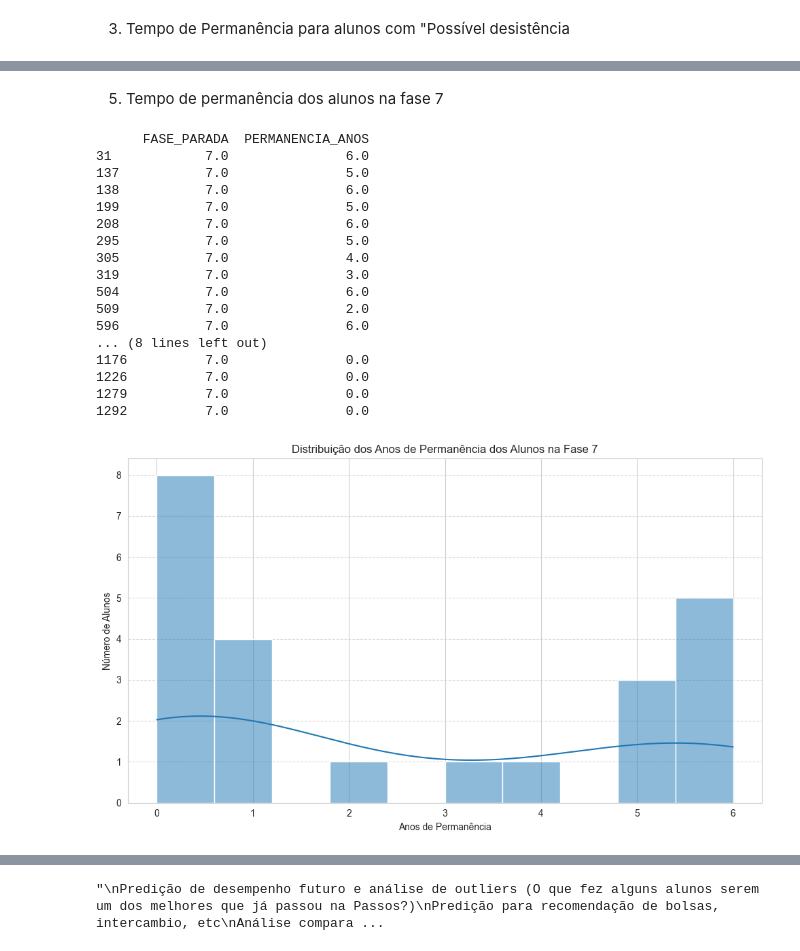
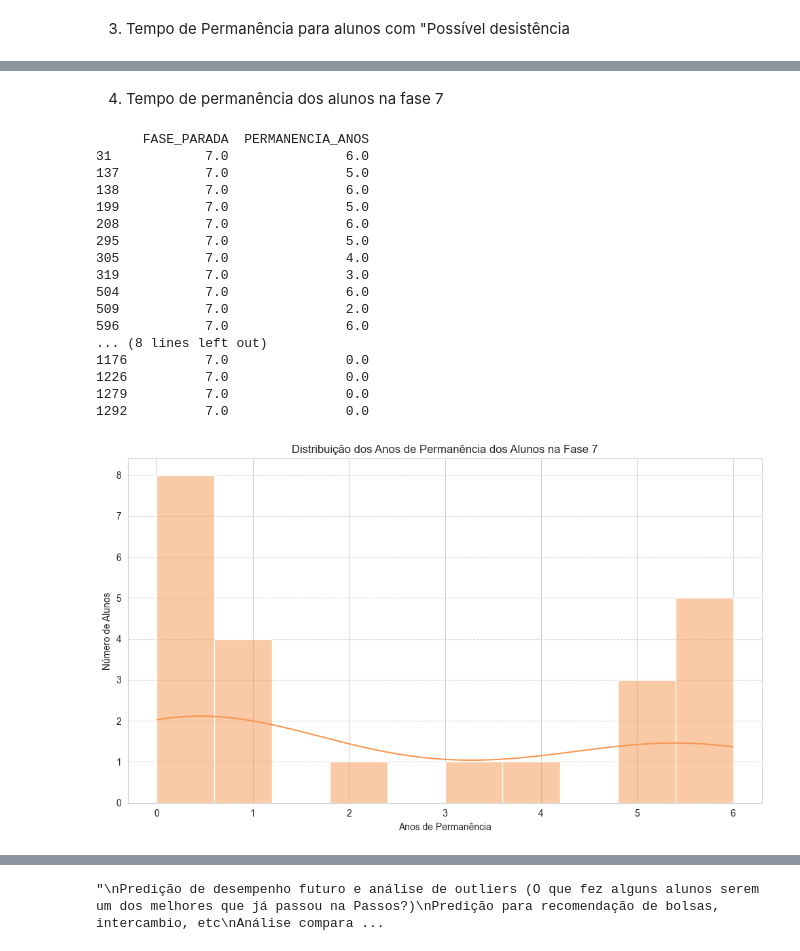
Before and after one commit to Tamireees/Datathon-Projeto-Passos-Magicos, a Jupyter notebook: notebook/Passos_Magicos_dataset.ipynb, the cells around one changed output, grey strips where cells are left out. Saved outputs shown, nothing was run; the diff lists cells and outputs as text; code cells hidden in the pictures.

```diff
--- a/notebook/Passos_Magicos_dataset.ipynb
+++ b/notebook/Passos_Magicos_dataset.ipynb
@@ -180,3 +211,5 @@ df_2021_clean[df_2021_clean['ANO_INGRESSO_2020'].isnull()]
+# %%
+df_2021_clean = df_2021_clean[~df_2021_clean['NOME'].isin(['ALUNO-71', 'ALUNO-506'])]
 # %%
 df_2021_clean = df_2021_clean.drop(columns=['TURMA_2021', 'INSTITUICAO_ENSINO_ALUNO_2021', 'SINALIZADOR_INGRESSANTE_2021'])
 # %%
@@ -394,0 +457,2 @@ df_clean['STATUS_ALUNO'] = df_clean.apply(classificar_aluno, axis=1)
+# %%
+df_clean.drop(columns=['ANO_INGRESSO_2020', 'ANO_INGRESSO_2021', 'ANO_INGRESSO_2022'], inplace=True)
@@ -565,21 +657,12 @@ display(df_clean[quantitative_columns_total].describe())
 # %% [markdown]
 * **Distribuição de Dados:**
 # %%
-quantitative_ = {
-    'ANO_INGRESSO': ['ANO_INGRESSO_2020', 'ANO_INGRESSO_2021', 'ANO_INGRESSO_2022'],
-}
-
-for category, columns in quantitative_.items():
-    plt.figure(figsize=(8, 6))
-    sns.set_style('darkgrid')
-    data = pd.melt(df_clean[columns], var_name='Ano', value_name='Valor')
-
-    sns.countplot(data=data, x='Ano', hue='Valor', palette=['#F79651', '#2A6DA6', '#A2CFE6'])
-    plt.title(f'Distribuição de {category}', fontsize=12)
-    plt.ylabel('Frequência', fontsize=10)
-    plt.xlabel('Ano', fontsize=10)
-    plt.xticks(rotation=45, fontsize=8)
-    plt.legend(title='Valor', fontsize=10, bbox_to_anchor=(1.05, 1), loc='upper left')
-    plt.tight_layout()
-    plt.show()
+plt.figure(figsize=(8, 6))
+sns.countplot(data=df_clean, x='ANO_INGRESSO', palette=['#F79651', '#2A6DA6', '#A2CFE6'])
+plt.title(f'Distribuição de Ingresso', fontsize=12)
+plt.ylabel('Frequência', fontsize=10)
+plt.xlabel('Ano', fontsize=10)
+plt.xticks(rotation=45, fontsize=8)
+plt.tight_layout()
+plt.show()
 # %% [output]
@@ -838,37 +1035,42 @@ plt.show()
 # %% [markdown]
-5. Tempo de permanência dos alunos na fase 7
+4. Tempo de permanência dos alunos na fase 7
 # %%
-df_fase7 = df_clean[df_clean['FASE_PARADA'] == 7]
+df_fase7 = df_clean[df_clean['FASE_PARADA'] == 7].copy()
 
-df_fase7['ANO_PERMANENCIA'] = df_fase7[['ANO_INGRESSO_2020', 'ANO_INGRESSO_2021', 'ANO_INGRESSO_2022']].bfill(axis=1).iloc[:, -1]
-df_fase7['PERMANENCIA_ANOS'] = 2022 - df_fase7['ANO_PERMANENCIA']
+# Calcula o ano de permanência e o tempo de permanência
+if 'ANO_INGRESSO' in df_fase7.columns:
+    df_fase7['PERMANENCIA_ANOS'] = 2022 - df_fase7['ANO_INGRESSO']
+else:
+    raise KeyError("A coluna 'ANO_INGRESSO' não está presente no dataframe.")
+
+# Exibe as informações relevantes
 print(df_fase7[['FASE_PARADA', 'PERMANENCIA_ANOS']])
 
-
+# Gráfico de distribuição dos anos de permanência
 plt.figure(figsize=(10, 6))
-sns.histplot(df_fase7['PERMANENCIA_ANOS'], kde=True, palette=custom_palette, bins=10)
+sns.histplot(df_fase7['PERMANENCIA_ANOS'], kde=True, color='#F79651', bins=10)
 plt.title("Distribuição dos Anos de Permanência dos Alunos na Fase 7", fontsize=12)
 plt.xlabel("Anos de Permanência", fontsize=10)
 plt.ylabel("Número de Alunos", fontsize=10)
 plt.tight_layout()
 plt.grid(axis='y', linestyle='--', alpha=0.7)
 plt.show()
 # %% [output]
       FASE_PARADA  PERMANENCIA_ANOS
 31            7.0               6.0
 137           7.0               5.0
 138           7.0               6.0
 199           7.0               5.0
 208           7.0               6.0
 295           7.0               5.0
 305           7.0               4.0
 319           7.0               3.0
 504           7.0               6.0
 509           7.0               2.0
 596           7.0               6.0
 ... (8 lines left out)
 1176          7.0               0.0
 1226          7.0               0.0
 1279          7.0               0.0
 1292          7.0               0.0
-[figure, old version]
+[figure, new version]
```
Also changed, not shown: parts of 69 cells of this notebook.
